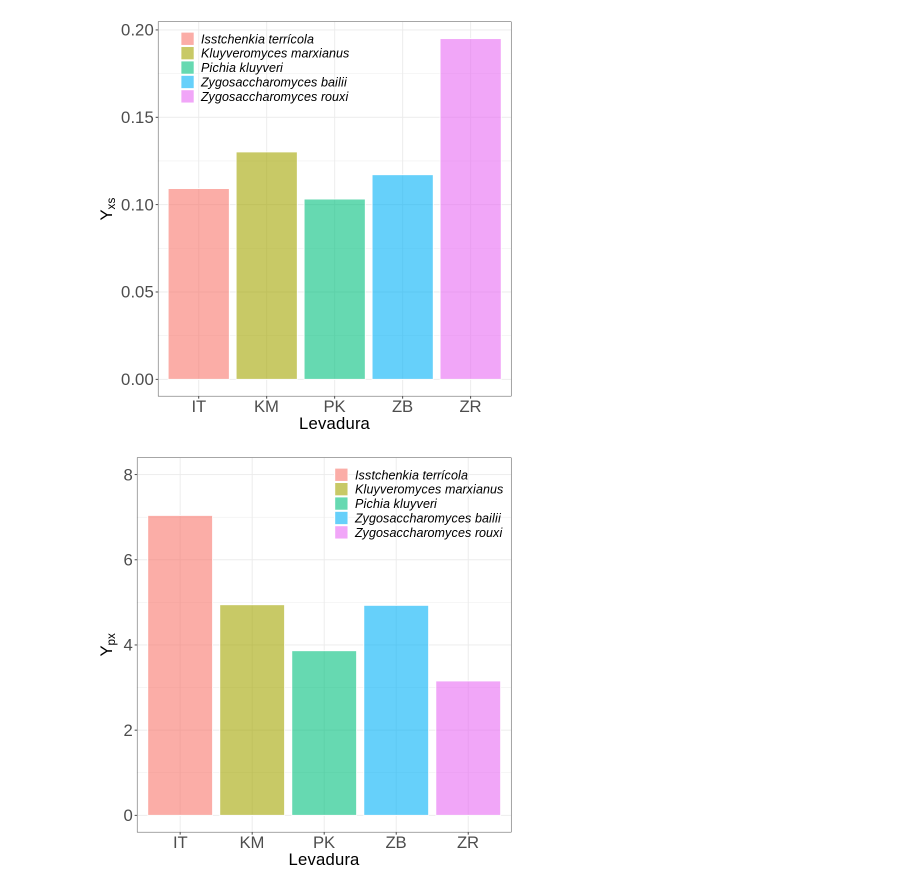
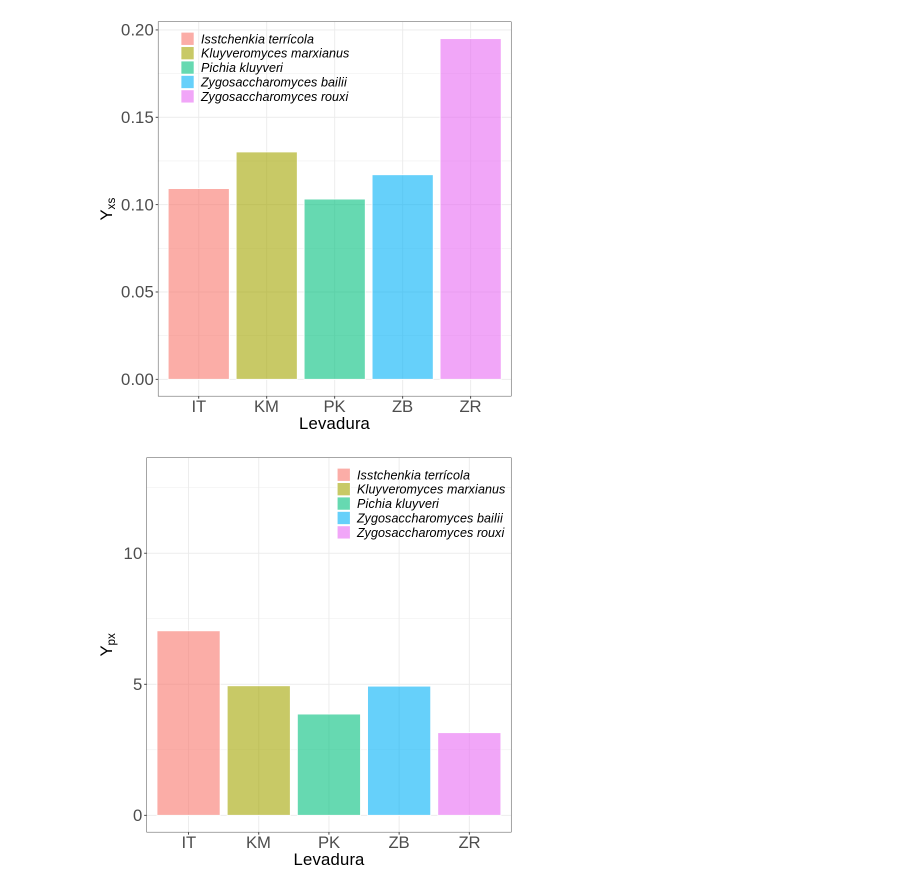
Before and after one commit to JuanM-GG/modelos-tesis, a Jupyter notebook: optimizacion_parametrica_monod.ipynb, the cells around one changed output. Cells and saved outputs as stored; diff of their text form; code cells hidden in the pictures.

```diff
--- a/optimizacion_parametrica_monod.ipynb
+++ b/optimizacion_parametrica_monod.ipynb
@@ -1218,24 +1218,24 @@ data_ypx <- data.frame(lev = c("IT","KM","PK","ZB","ZR"),
 # %%
 ggplot(data=data_ypx, aes(x=lev, y=ypx, fill = lev)) +
   geom_bar(stat="identity", color="white", alpha = 0.6) +
   xlab("Levadura") +
-  ylim(c(0,8)) +
+  ylim(c(0,13)) +
   scale_fill_discrete(name = "", labels = c("Isstchenkia terrícola",
   "Kluyveromyces marxianus", "Pichia kluyveri","Zygosaccharomyces bailii",
   "Zygosaccharomyces rouxi")) +
   theme_bw() +
   theme(
             plot.title = element_text(size=25),
             axis.text = element_text(size=20),
             axis.title = element_text(size=20),
             legend.title = element_text(size=15),
             legend.text = element_text(size=15, face = "italic",   ),
             legend.position = c(0.75, 0.90),
             legend.background = element_rect(fill=NA))+
             labs(
                 y = expression(Y[px])
 
 
         )
 # %% [output]
-[figure, old version]
+[figure, new version]
```
Also changed, not shown: parts of 18 cells of this notebook.
